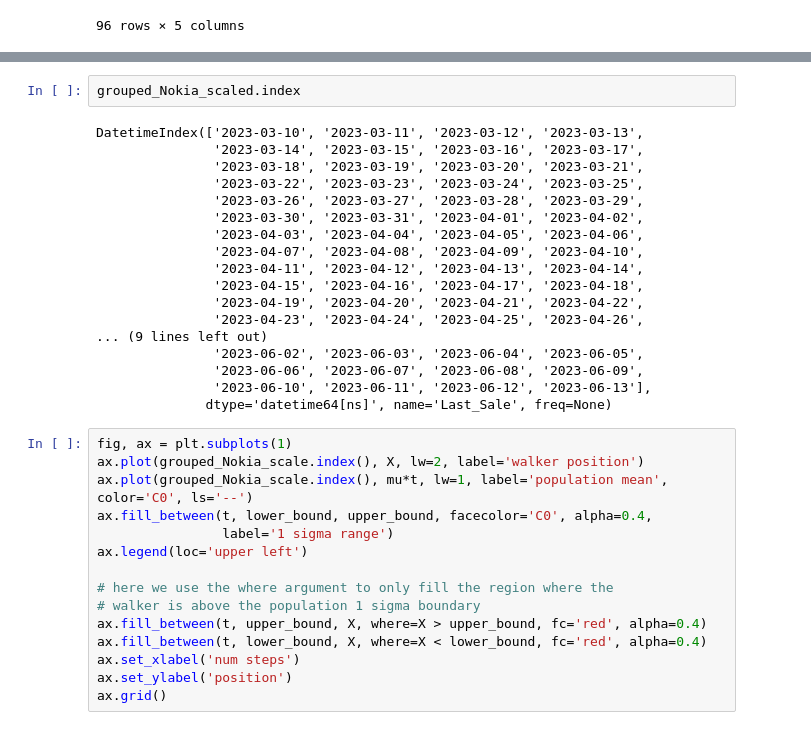
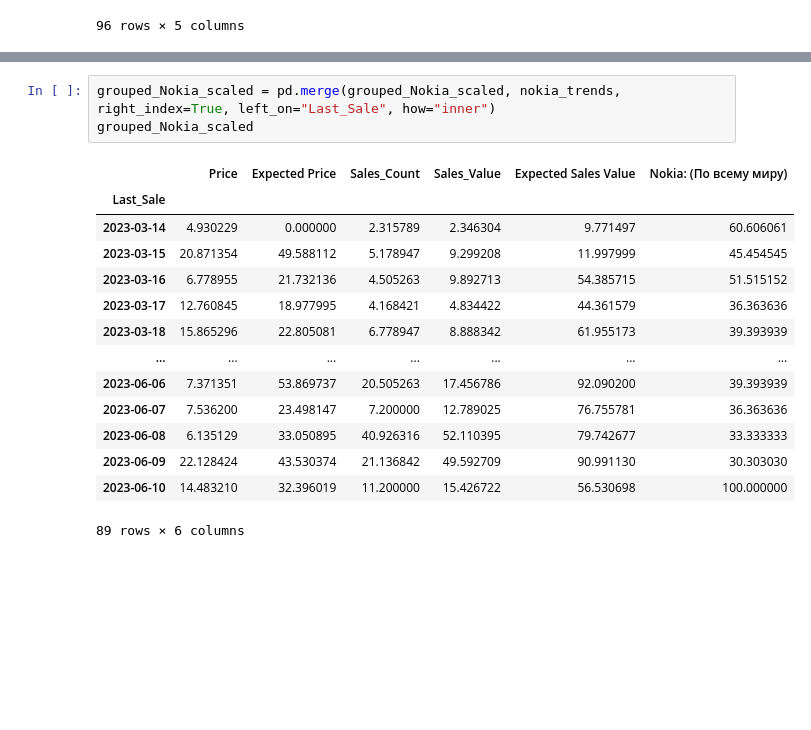
Before and after one commit to AleksKids/hedonistic-demand-from-ebay, a Jupyter notebook: ML/Using model and analyse.ipynb, the cells around one changed output, grey strips where cells are left out. Cells and saved outputs as stored; diff of their text form; blank space fills up the shorter version.

```diff
--- a/ML/Using model and analyse.ipynb
+++ b/ML/Using model and analyse.ipynb
@@ -200,35 +174,18 @@ nokia_trends_filtered
-# %%
-grouped_Nokia_scaled.index
-# %% [output]
-DatetimeIndex(['2023-03-10', '2023-03-11', '2023-03-12', '2023-03-13',
-               '2023-03-14', '2023-03-15', '2023-03-16', '2023-03-17',
-               '2023-03-18', '2023-03-19', '2023-03-20', '2023-03-21',
-               '2023-03-22', '2023-03-23', '2023-03-24', '2023-03-25',
-               '2023-03-26', '2023-03-27', '2023-03-28', '2023-03-29',
-               '2023-03-30', '2023-03-31', '2023-04-01', '2023-04-02',
-               '2023-04-03', '2023-04-04', '2023-04-05', '2023-04-06',
-               '2023-04-07', '2023-04-08', '2023-04-09', '2023-04-10',
-               '2023-04-11', '2023-04-12', '2023-04-13', '2023-04-14',
-               '2023-04-15', '2023-04-16', '2023-04-17', '2023-04-18',
-               '2023-04-19', '2023-04-20', '2023-04-21', '2023-04-22',
-               '2023-04-23', '2023-04-24', '2023-04-25', '2023-04-26',
-... (9 lines left out)
-               '2023-06-02', '2023-06-03', '2023-06-04', '2023-06-05',
-               '2023-06-06', '2023-06-07', '2023-06-08', '2023-06-09',
-               '2023-06-10', '2023-06-11', '2023-06-12', '2023-06-13'],
-              dtype='datetime64[ns]', name='Last_Sale', freq=None)
-# %%
-fig, ax = plt.subplots(1)
-ax.plot(grouped_Nokia_scale.index(), X, lw=2, label='walker position')
-ax.plot(grouped_Nokia_scale.index(), mu*t, lw=1, label='population mean', color='C0', ls='--')
-ax.fill_between(t, lower_bound, upper_bound, facecolor='C0', alpha=0.4,
-                label='1 sigma range')
-ax.legend(loc='upper left')
-
-# here we use the where argument to only fill the region where the
-# walker is above the population 1 sigma boundary
-ax.fill_between(t, upper_bound, X, where=X > upper_bound, fc='red', alpha=0.4)
-ax.fill_between(t, lower_bound, X, where=X < lower_bound, fc='red', alpha=0.4)
-ax.set_xlabel('num steps')
-ax.set_ylabel('position')
-ax.grid()
+# %%
+grouped_Nokia_scaled = pd.merge(grouped_Nokia_scaled, nokia_trends, right_index=True, left_on="Last_Sale", how="inner")
+grouped_Nokia_scaled
+# %% [output]
+|  | Price | Expected Price | Sales_Count | Sales_Value | Expected Sales Value | Nokia: (По всему миру) |
+| Last_Sale |  |  |  |  |  |  |
+| 2023-03-14 | 4.930229 | 0.000000 | 2.315789 | 2.346304 | 9.771497 | 60.606061 |
+| 2023-03-15 | 20.871354 | 49.588112 | 5.178947 | 9.299208 | 11.997999 | 45.454545 |
+| 2023-03-16 | 6.778955 | 21.732136 | 4.505263 | 9.892713 | 54.385715 | 51.515152 |
+| 2023-03-17 | 12.760845 | 18.977995 | 4.168421 | 4.834422 | 44.361579 | 36.363636 |
+| 2023-03-18 | 15.865296 | 22.805081 | 6.778947 | 8.888342 | 61.955173 | 39.393939 |
+| ... | ... | ... | ... | ... | ... | ... |
+| 2023-06-06 | 7.371351 | 53.869737 | 20.505263 | 17.456786 | 92.090200 | 39.393939 |
+| 2023-06-07 | 7.536200 | 23.498147 | 7.200000 | 12.789025 | 76.755781 | 36.363636 |
+| 2023-06-08 | 6.135129 | 33.050895 | 40.926316 | 52.110395 | 79.742677 | 33.333333 |
+| 2023-06-09 | 22.128424 | 43.530374 | 21.136842 | 49.592709 | 90.991130 | 30.303030 |
+| 2023-06-10 | 14.483210 | 32.396019 | 11.200000 | 15.426722 | 56.530698 | 100.000000 |
+89 rows × 6 columns
```
Also changed, not shown: parts of 18 cells of this notebook, 1 other file.
